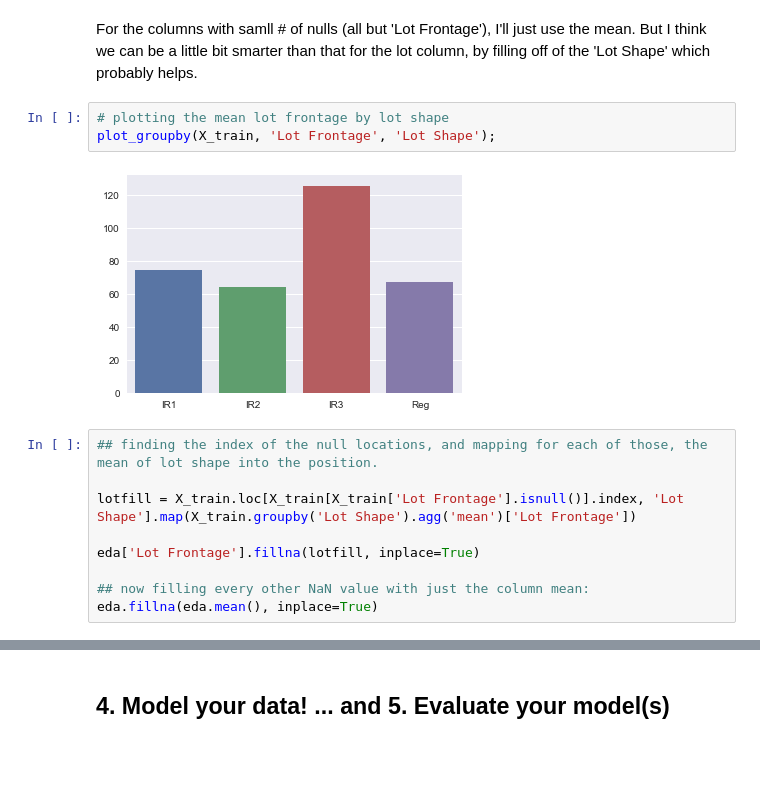
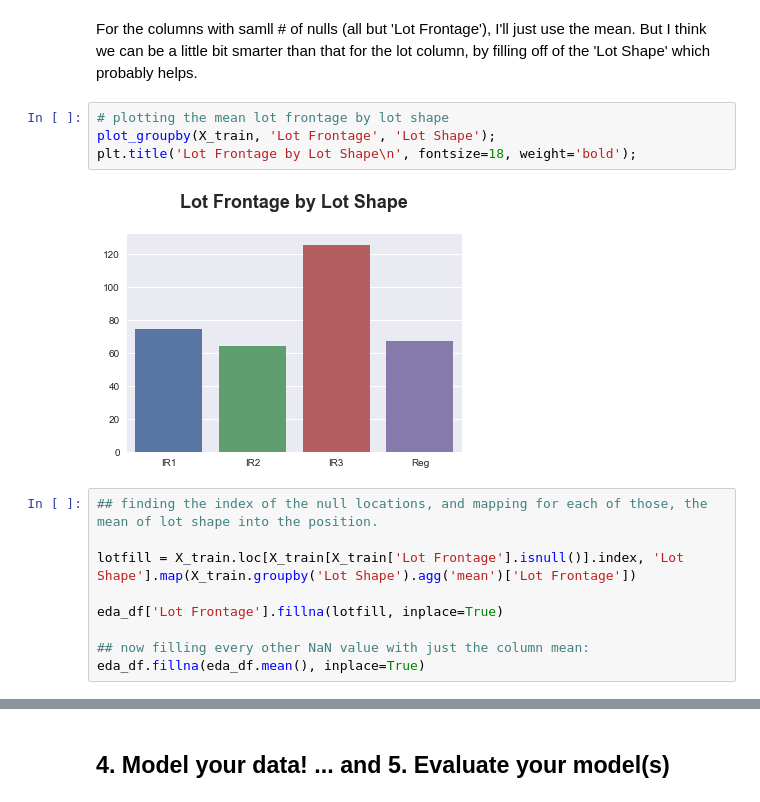
Before and after one commit to jquella/DSI_Project_Ames, a Jupyter notebook: project-2_JQ_take2.ipynb, the cells around one changed output, grey strips where cells are left out. Cells and saved outputs as stored; diff of their text form; blank space fills up the shorter version.

```diff
--- a/project-2_JQ_take2.ipynb
+++ b/project-2_JQ_take2.ipynb
@@ -212,16 +220,17 @@ For the columns with samll # of nulls (all but 'Lot Frontage'), I'll just use th
 # %%
 # plotting the mean lot frontage by lot shape
 plot_groupby(X_train, 'Lot Frontage', 'Lot Shape');
+plt.title('Lot Frontage by Lot Shape\n', fontsize=18, weight='bold');
 # %% [output]
-[figure, old version]
+[figure, new version]
 # %%
 ## finding the index of the null locations, and mapping for each of those, the mean of lot shape into the position.
 
 lotfill = X_train.loc[X_train[X_train['Lot Frontage'].isnull()].index, 'Lot Shape'].map(X_train.groupby('Lot Shape').agg('mean')['Lot Frontage'])
 
-eda['Lot Frontage'].fillna(lotfill, inplace=True)
+eda_df['Lot Frontage'].fillna(lotfill, inplace=True)
 
 ## now filling every other NaN value with just the column mean:
-eda.fillna(eda.mean(), inplace=True)
+eda_df.fillna(eda_df.mean(), inplace=True)
 # %%
 ## let's check to make sure there are no nulls now!!
```
Also changed, not shown: parts of 31 cells of this notebook, 1 other file.
